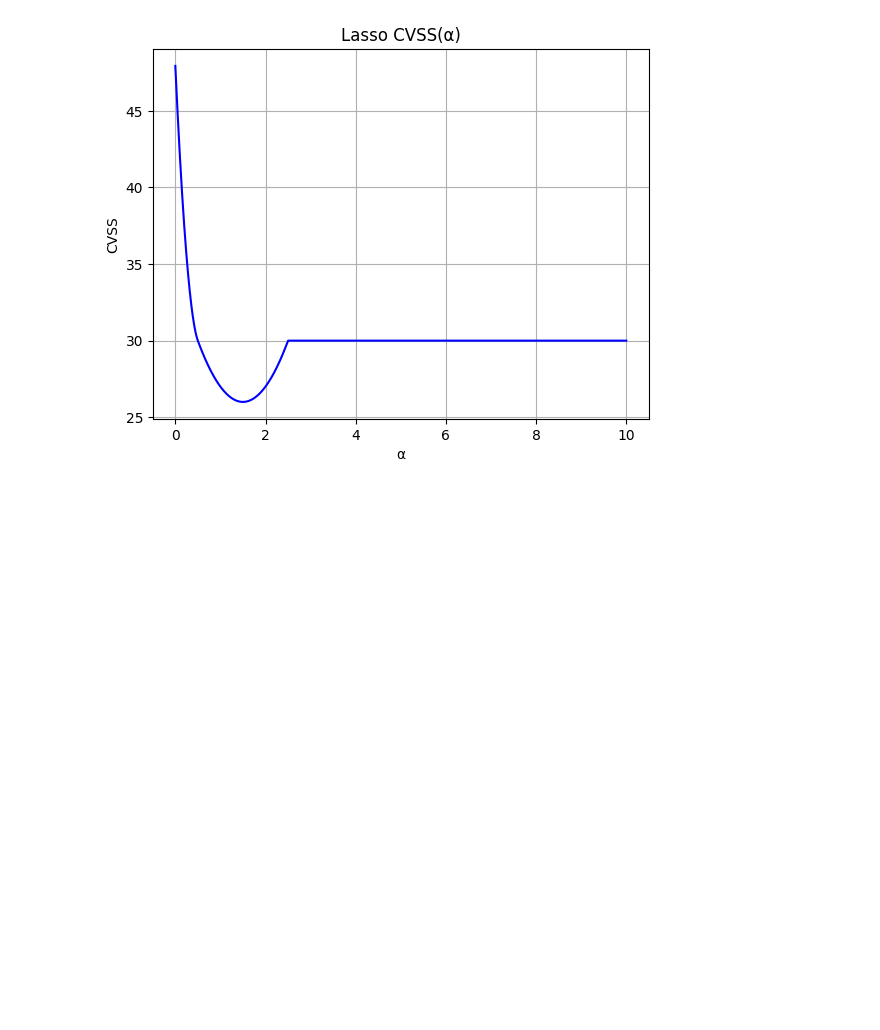
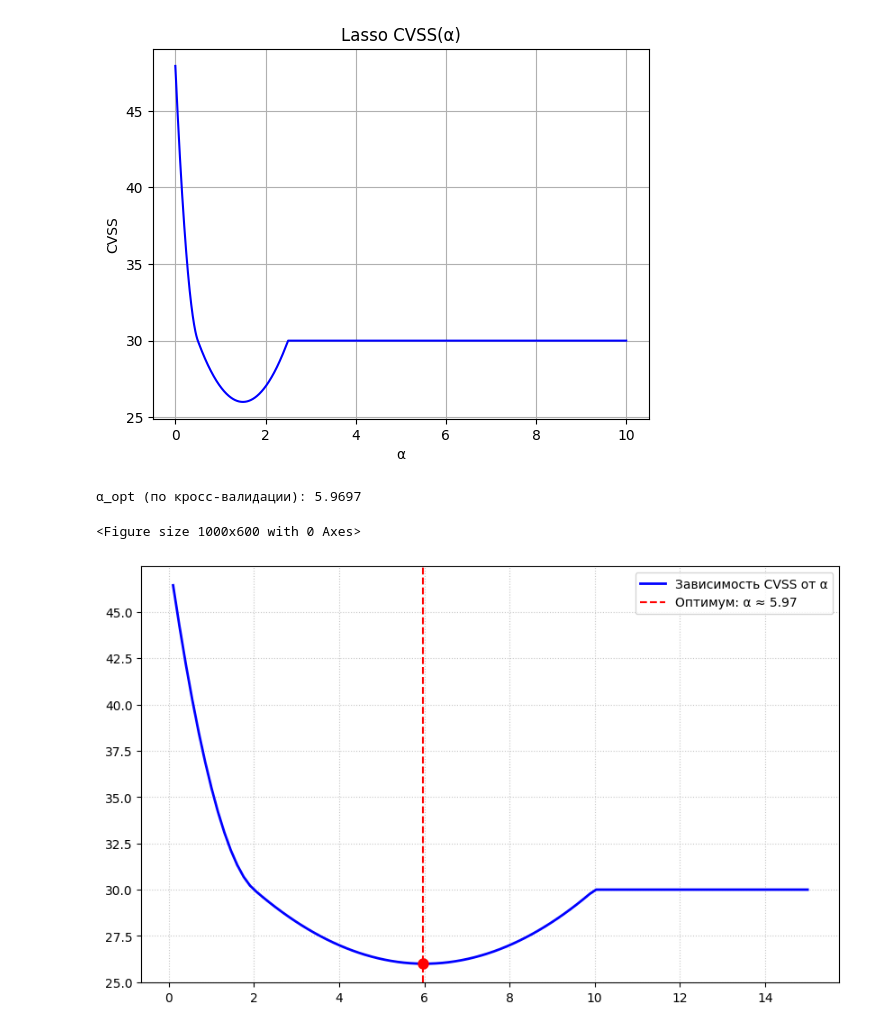
Before and after one commit to Ramil-phystech/math_statistics, a Jupyter notebook: assignment_2/task_3.ipynb, the cells around one changed output. Cells and saved outputs as stored; diff of their text form; code cells hidden in the pictures; blank space fills up the shorter version.

```diff
--- a/assignment_2/task_3.ipynb
+++ b/assignment_2/task_3.ipynb
@@ -91,3 +91,53 @@ plt.grid(True)
 plt.show()
 # %% [output]
 [figure]
+# %%
+import numpy as np
+import pandas as pd
+import matplotlib.pyplot as plt
+from sklearn.linear_model import Lasso
+
+N = len(Y)
+
+alphas = np.linspace(0.1, 15, 100)
+CVSS = np.zeros(len(alphas))
+
+for idx, a in enumerate(alphas):
+    current_cvss = 0
+
+    for i in range(N):
+        PSI_train = PSI.drop(index=PSI.index[i])
+        Y_train = Y.drop(index=Y.index[i])
+        PSI_test = PSI.iloc[i]
+        Y_test = Y.iloc[i]
+
+        a_corrected = a / (2 * (N - 1))
+
+        lasso = Lasso(alpha=a_corrected, fit_intercept=False, max_iter=10000).fit(PSI_train, Y_train)
+
+        prediction = np.dot(lasso.coef_, PSI_test)
+        current_cvss += (Y_test - prediction) ** 2
+
+    CVSS[idx] = current_cvss
+
+min_index = np.argmin(CVSS)
+alpha_opt_cv = alphas[min_index]
+min_cvss = CVSS[min_index]
+
+print(f'α_opt (по кросс-валидации): {alpha_opt_cv:.4f}')
+
+plt.figure(figsize=(10, 6))
+plt.figure(figsize=(10, 6))
+plt.plot(alphas, CVSS, label='Зависимость CVSS от α', color='blue', linewidth=2)
+plt.axvline(x=alpha_opt_cv, color='red', linestyle='--', label=f'Оптимум: α ≈ {alpha_opt_cv:.2f}')
+plt.plot(alpha_opt_cv, min_cvss, 'ro', markersize=8)
+plt.title('')
+plt.xlabel('')
+plt.ylabel('')
+plt.legend()
+plt.grid(True, linestyle=':', alpha=0.7)
+plt.show()
+# %% [output]
+α_opt (по кросс-валидации): 5.9697
+<Figure size 1000x600 with 0 Axes>
+[figure, added]
```
Also changed, not shown: 1 other file.
